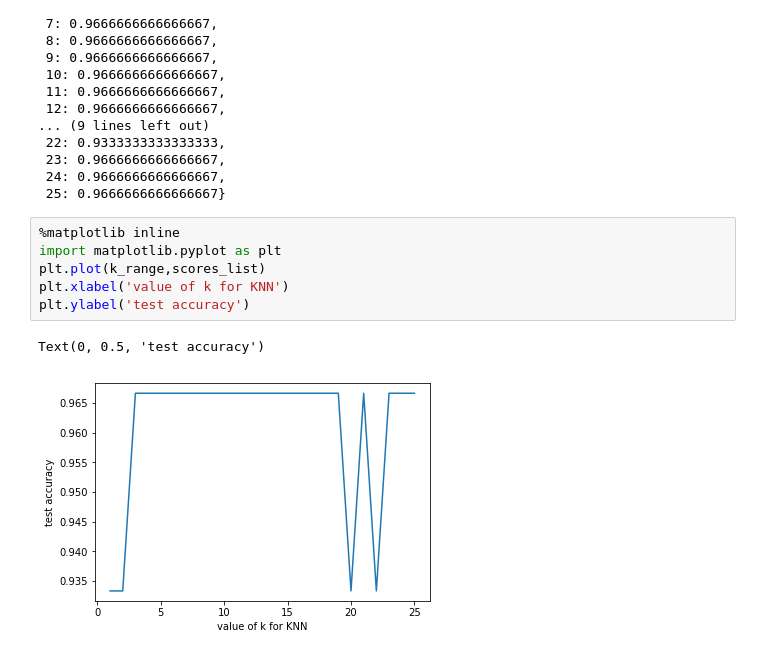
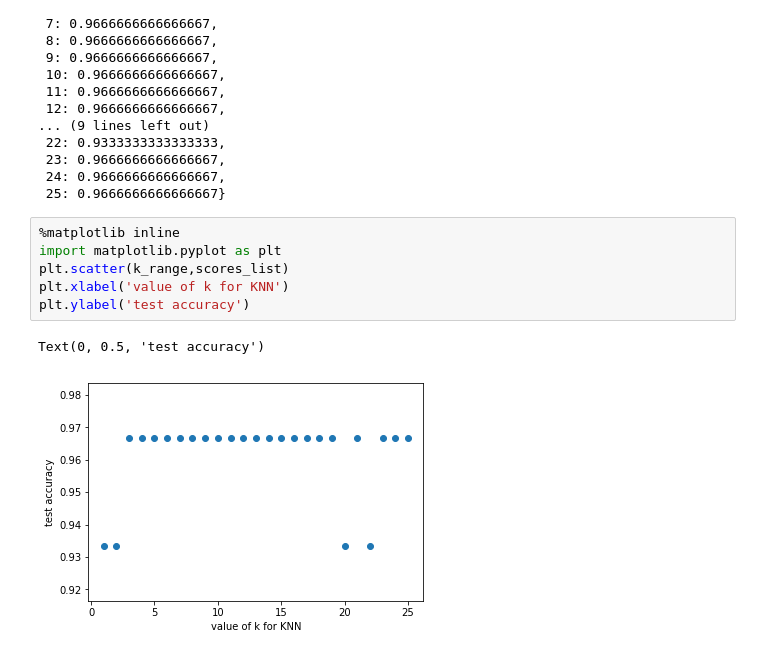
Before and after one commit to Dnishkala/internship, a Jupyter notebook: ML5.ipynb, the cells around one changed output. Drawn from its saved outputs; the diff is of its cells as text.

```diff
--- a/ML5.ipynb
+++ b/ML5.ipynb
@@ -241,9 +241,9 @@ scores
 # %%
 %matplotlib inline
 import matplotlib.pyplot as plt
-plt.plot(k_range,scores_list)
+plt.scatter(k_range,scores_list)
 plt.xlabel('value of k for KNN')
 plt.ylabel('test accuracy')
 # %% [output]
 Text(0, 0.5, 'test accuracy')
-[figure, old version]
+[figure, new version]
```
Also changed, not shown: parts of 3 cells of this notebook.
